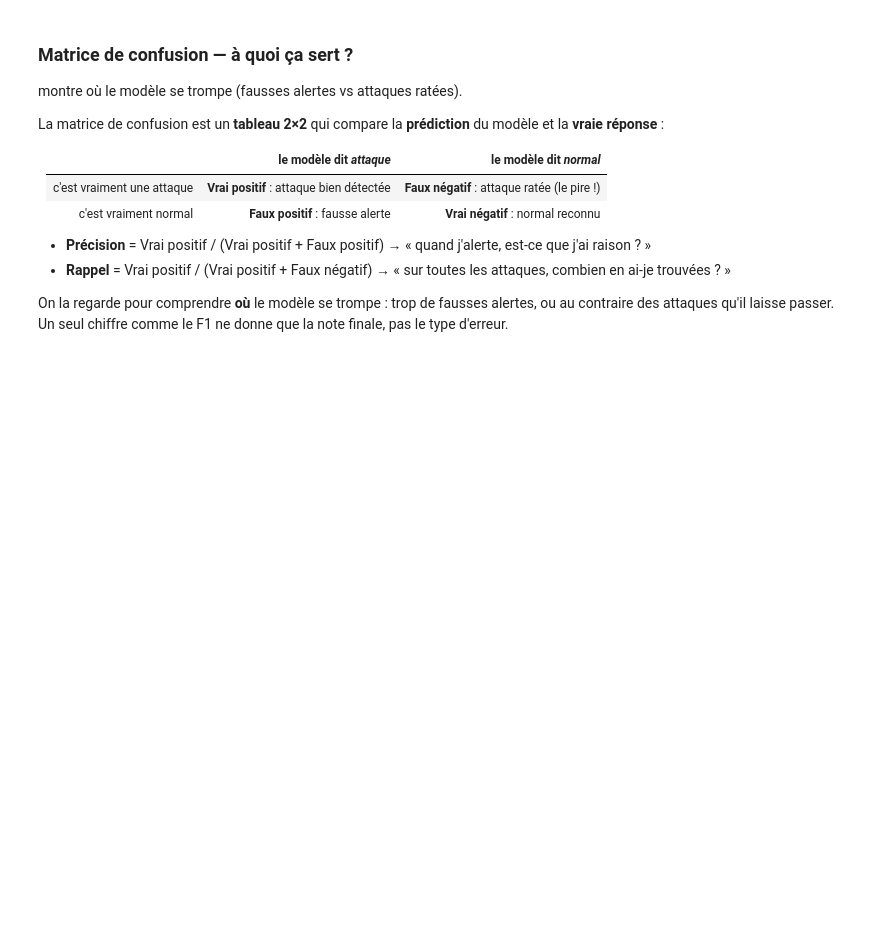
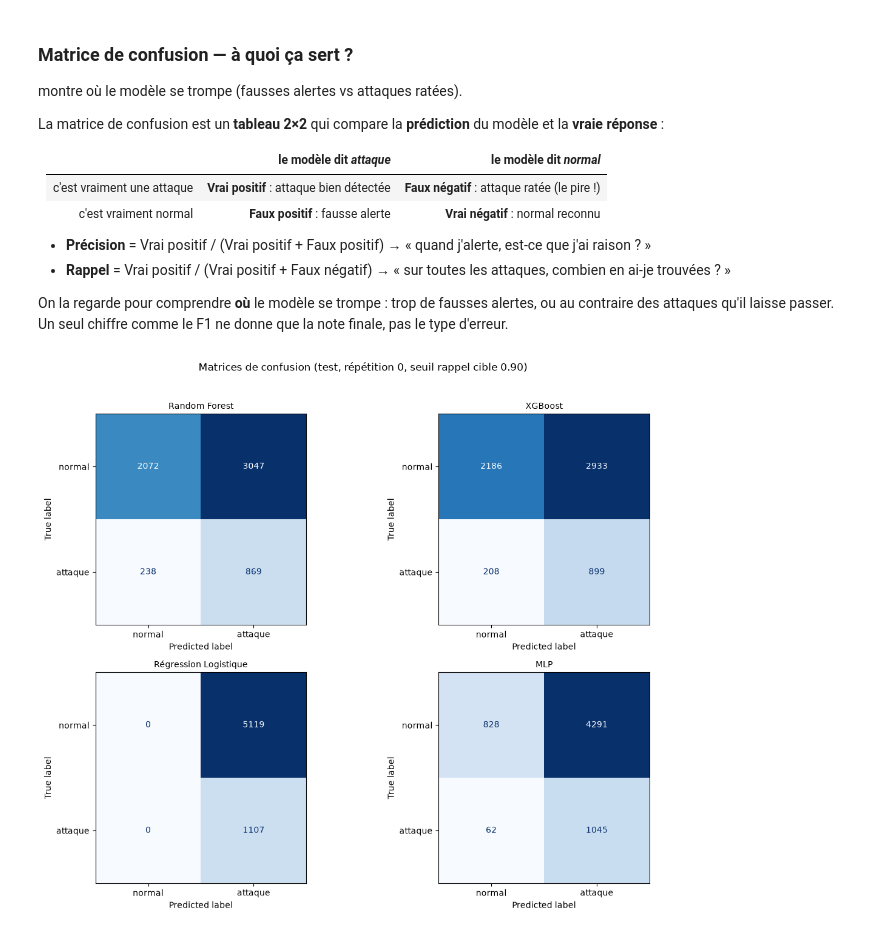
Before and after one commit to meriem135/surveillance-produits-pharmaceutiques, a Jupyter notebook: notebook/transmission/03_modeles.ipynb, the cells around one changed output. Cells and saved outputs as stored; diff of their text form; code cells hidden in the pictures; blank space fills up the shorter version.

```diff
--- a/notebook/transmission/03_modeles.ipynb
+++ b/notebook/transmission/03_modeles.ipynb
@@ -242,25 +289,27 @@ Fait passer l'examen (test) et affiche un tableau : AUC, précision, rappel, F1,
 # Outils de mesure pour noter les modèles (AUC, etc.)
 from sklearn.metrics import roc_auc_score, average_precision_score, precision_recall_curve
 
-# rows = liste qui va recevoir une ligne de résultats par modèle
-# preds = dictionnaire qui va stocker les décisions (True = alerte) de chaque modèle
-rows, preds = [], {}
+CIBLE = tm.TARGET_RECALL       # rappel visé sur la validation (0,90)
+# rows = une ligne de résultats par modèle, seuil et rôle ; preds = décisions au seuil « rappel cible »
+rows, preds, preds_f1, seuils = [], {}, {}, {}
 
 for nom, s in scores.items():          # on passe en revue les 4 modèles, un par un
-    # 1) On cherche le seuil d'alerte sur la VALIDATION (jamais sur le test !)
-    thr = phase2._best_f1_threshold(y[val_idx], s[val_idx])
-    # 2) On transforme les scores en décisions : True (alerte) si score >= seuil
-    preds[nom] = s >= thr
-    # 3) On compte les bons coups et les erreurs de ce modèle sur le TEST
-    r = tr.pool([tr.count_run(preds[nom], df, test_idx, episodes, "test")])
-    # 4) On ajoute une ligne de résultats pour ce modèle
-    rows.append({"modèle": nom,
-                 "AUC": round(roc_auc_score(y[test_idx], s[test_idx]), 3),   # qualité du tri (0.5 = hasard, 1 = parfait)
-                 "précision": r["precision"],       # quand j'alerte, ai-je raison ?
-                 "rappel": r["recall"],             # sur toutes les attaques, combien j'en attrape ?
-                 "F1": r["f1"],                     # équilibre précision/rappel (la note principale)
-                 "fausses alertes / h": r["fausses_alarmes_evenements_par_heure"],   # plus bas = mieux
-                 "épisodes détectés": f"{r['episodes_detectes']}/{r['episodes']}",   # ex. 6/6
-                 "délai médian (min)": r["delai_median_min"]})                      # temps de réaction
-# On affiche le tout dans un tableau : une ligne par modèle
-pd.DataFrame(rows).set_index("modèle")
+    # 1) Les seuils sont cherchés sur la VALIDATION (jamais sur le test !)
+    s_f1 = phase2._best_f1_threshold(y[val_idx], s[val_idx])
+    s_rc = tm.threshold_for_recall(y[val_idx], s[val_idx], CIBLE)
+    seuils[nom] = {"max F1": s_f1, f"rappel {CIBLE:.2f}": s_rc}
+    preds_f1[nom], preds[nom] = s >= s_f1, s >= s_rc
+    # 2) On compte les bons coups et les erreurs, sur la validation et sur le TEST
+    for nom_seuil, pred in ((f"rappel {CIBLE:.2f}", preds[nom]), ("max F1", preds_f1[nom])):
+        for role, idx in (("val", val_idx), ("test", test_idx)):
+            r = tr.pool([tr.count_run(pred, df, idx, episodes, role)])
+            rows.append({"modèle": nom, "seuil": nom_seuil, "rôle": role,
+                         "rappel": r["recall"],                                        # attaques attrapées
+                         "fausses alertes / h": r["fausses_alarmes_evenements_par_heure"],   # plus bas = mieux
+                         "délai médian (min)": r["delai_median_min"],                  # temps de réaction
+                         "épisodes détectés": f"{r['episodes_detectes']}/{r['episodes']}",
+                         "précision": r["precision"],                                  # quand j'alerte, ai-je raison ?
+                         "F1": r["f1"], "F2": r["f2"]})
+    print(f"{nom:<22} AUC test {roc_auc_score(y[test_idx], s[test_idx]):.3f}")
+# On affiche le tout dans un tableau
+pd.DataFrame(rows).set_index(["modèle", "seuil", "rôle"])
@@ -285,16 +357,18 @@ qu'il laisse passer. Un seul chiffre comme le F1 ne donne que la note finale, pa
 # %%
 import matplotlib.pyplot as plt
 from sklearn.metrics import confusion_matrix, ConfusionMatrixDisplay
 
 if "preds" not in dir():   # cellule exécutée seule : il faut d'abord avoir lancé le notebook plus haut
     raise NameError("Exécute d'abord les cellules 3.1 et 3.2 (les données, les modèles et le tableau de résultats), puis relance cette cellule.")
 
 fig, axes = plt.subplots(2, 2, figsize=(12, 9))
 for ax, (nom, pred) in zip(axes.ravel(), preds.items()):
     cm = confusion_matrix(y[test_idx], pred[test_idx])
     ConfusionMatrixDisplay(cm, display_labels=["normal", "attaque"]).plot(ax=ax, colorbar=False, cmap="Blues")
     ax.set_title(nom, fontsize=10)
-plt.suptitle("Matrices de confusion (test, répétition 0)", y=1.02, fontsize=12)
+plt.suptitle(f"Matrices de confusion (test, répétition 0, seuil rappel cible {CIBLE:.2f})", y=1.02, fontsize=12)
 plt.tight_layout()
 plt.show()
+# %% [output]
+[figure, added]
 # %%
```
Also changed, not shown: parts of 19 cells of this notebook, 3 other files.
